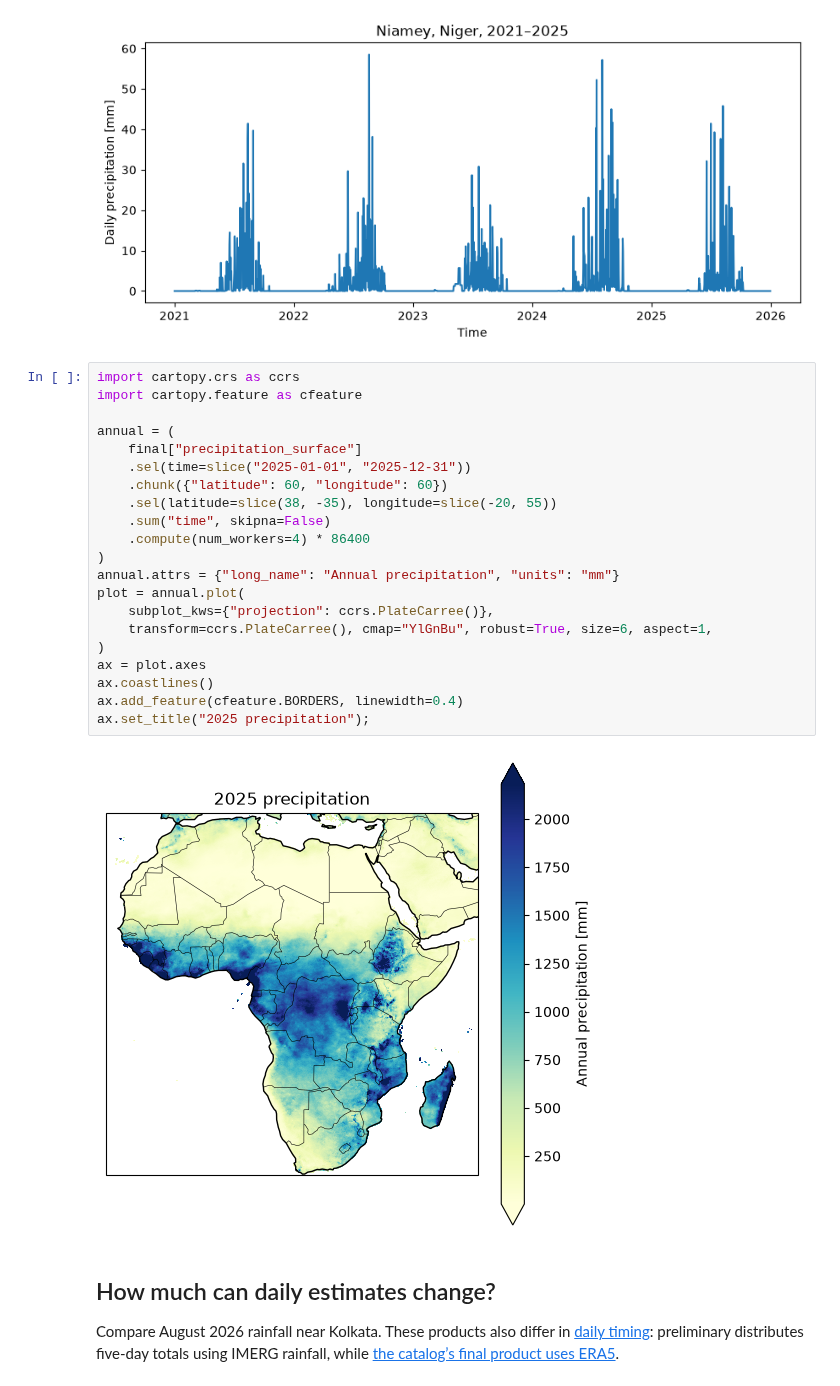
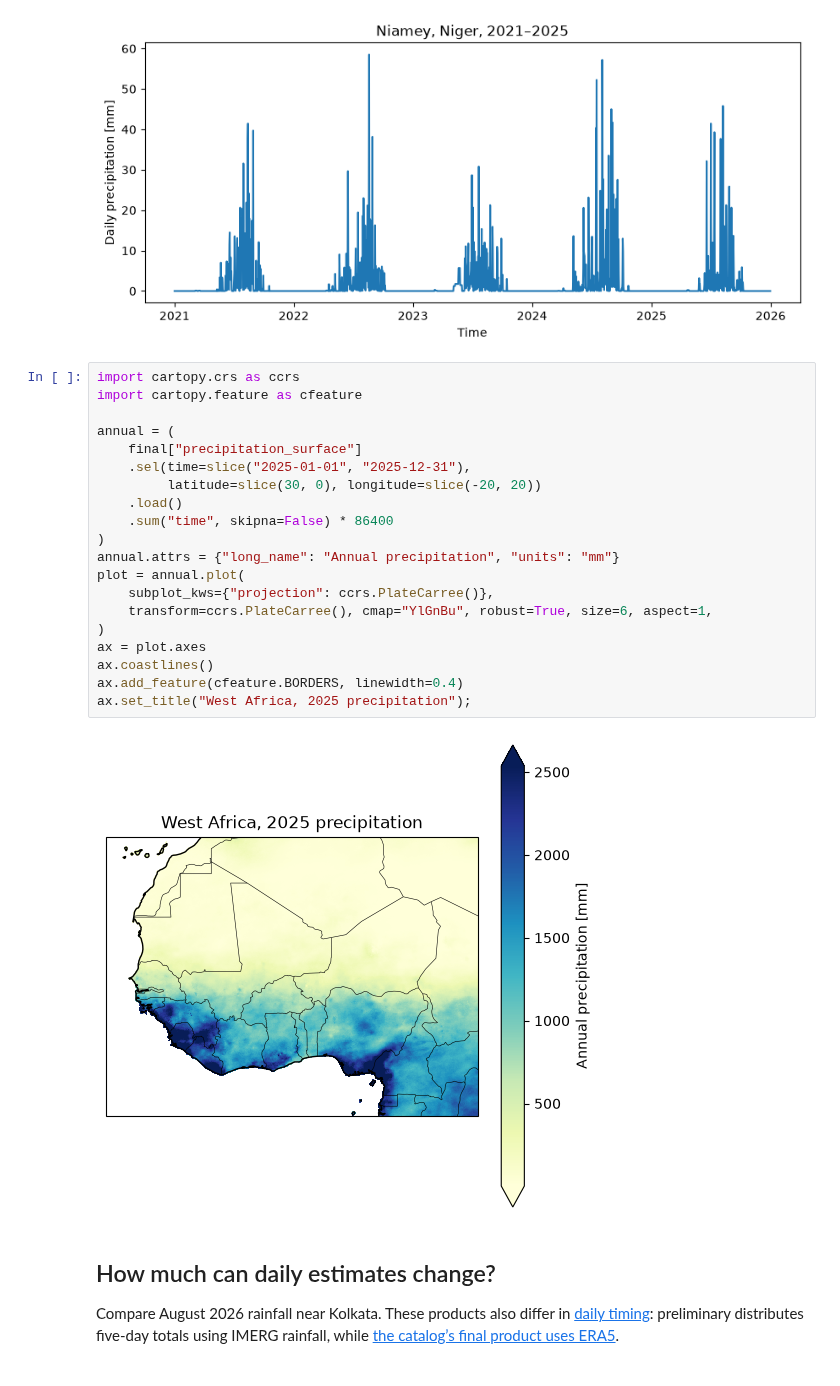
Before and after one commit to dynamical-org/notebooks, a Jupyter notebook: ucsb-chc-chirps-analysis.ipynb, the cells around one changed output. Saved outputs shown, nothing was run; the diff lists cells and outputs as text.

```diff
--- a/ucsb-chc-chirps-analysis.ipynb
+++ b/ucsb-chc-chirps-analysis.ipynb
@@ -56,26 +56,25 @@ plt.title("Niamey, Niger, 2021–2025");
 # %%
 import cartopy.crs as ccrs
 import cartopy.feature as cfeature
 
 annual = (
     final["precipitation_surface"]
-    .sel(time=slice("2025-01-01", "2025-12-31"))
-    .chunk({"latitude": 60, "longitude": 60})
-    .sel(latitude=slice(38, -35), longitude=slice(-20, 55))
-    .sum("time", skipna=False)
-    .compute(num_workers=4) * 86400
+    .sel(time=slice("2025-01-01", "2025-12-31"),
+         latitude=slice(30, 0), longitude=slice(-20, 20))
+    .load()
+    .sum("time", skipna=False) * 86400
 )
 annual.attrs = {"long_name": "Annual precipitation", "units": "mm"}
 plot = annual.plot(
     subplot_kws={"projection": ccrs.PlateCarree()},
     transform=ccrs.PlateCarree(), cmap="YlGnBu", robust=True, size=6, aspect=1,
 )
 ax = plot.axes
 ax.coastlines()
 ax.add_feature(cfeature.BORDERS, linewidth=0.4)
-ax.set_title("2025 precipitation");
+ax.set_title("West Africa, 2025 precipitation");
 # %% [output]
-[figure, old version]
+[figure, new version]
 # %% [markdown]
 ## How much can daily estimates change?
 
```
Also changed, not shown: parts of 1 cell of this notebook, 2 other files.
